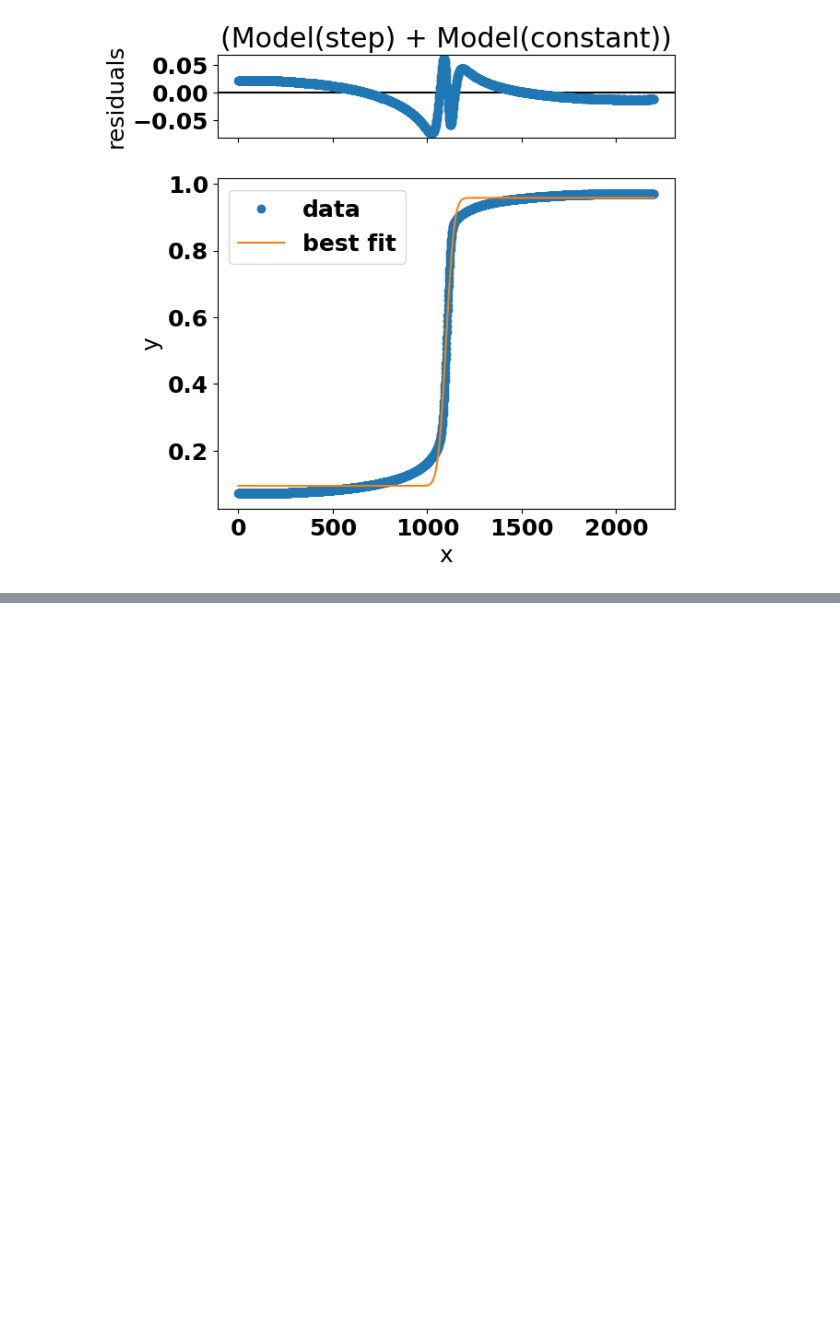
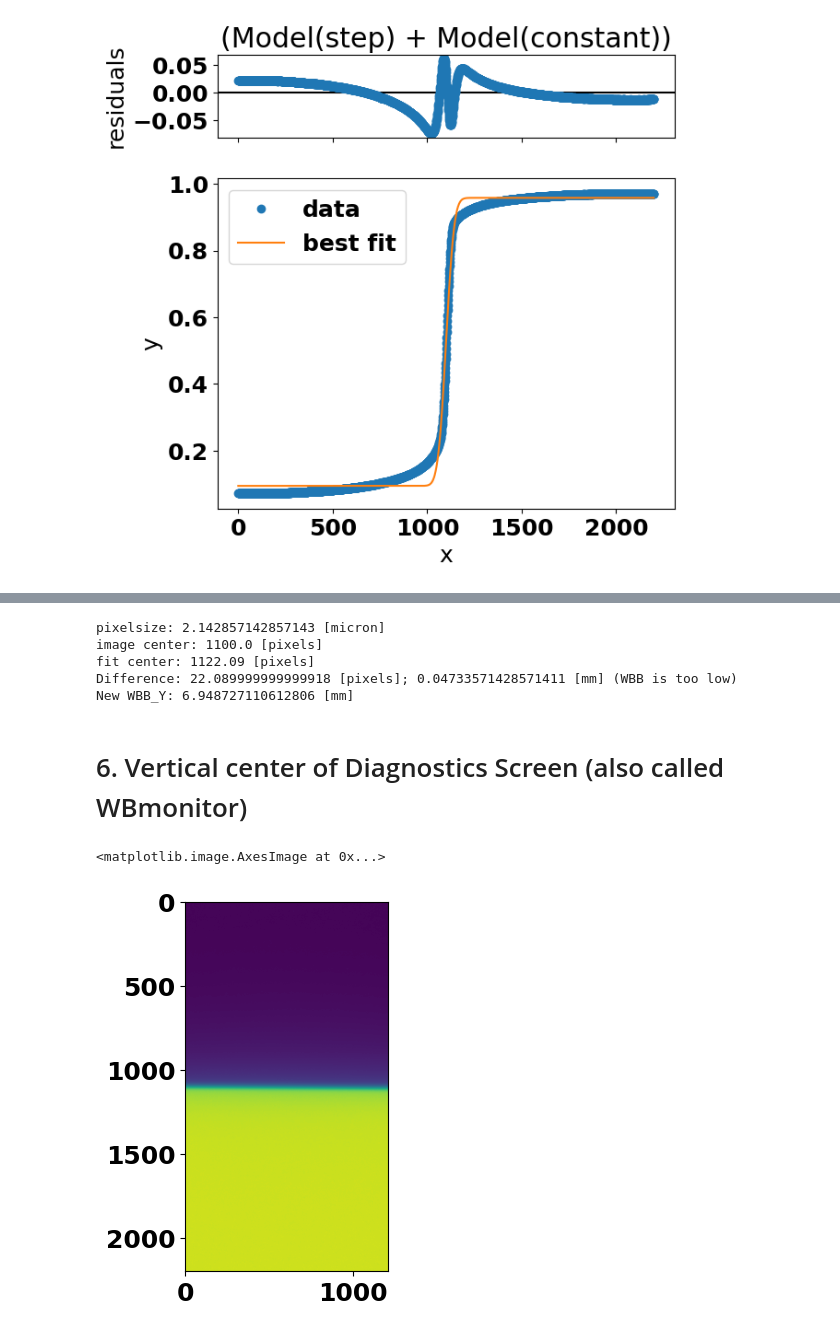
Before and after one commit to gianthk/BEATS_raytracing, a Jupyter notebook: BEATS_commissioning_ver_beam_positions.ipynb, the cells around one changed output, grey strips where cells are left out. Cells and saved outputs as stored; diff of their text form; code cells hidden in the pictures; blank space fills up the shorter version.

Commit message:
0mm references for WBB; diagnostic screen, slits3

```diff
--- a/BEATS_commissioning_ver_beam_positions.ipynb
+++ b/BEATS_commissioning_ver_beam_positions.ipynb
@@ -355,0 +394,32 @@ Correlations (unreported values are < 0.100)
+# %%
+fit_center = 1122.09
+im_center = im.shape[0]/2
+pixelsize = 4.5/2.1 # [um]
+WBB_Y0 = 6.93 #[mm]
+Y_difference = fit_center-im.shape[0]/2
+Y_difference_mm = 1e-3*pixelsize*(fit_center-im.shape[0]/2)
+WBB_Z = 17265 # [mm]
+Det_Z = 43640 # [mm]
+WBB_Y1 = WBB_Y0 + Y_difference_mm*(WBB_Z/Det_Z)
+
+print('pixelsize: {0} [micron]'.format(pixelsize))
+print('image center: {0} [pixels]'.format(im_center))
+print('fit center: {0} [pixels]'.format(fit_center))
+print('Difference: {0} [pixels]; {1} [mm] (WBB is too low)'.format(Y_difference, Y_difference_mm))
+print('New WBB_Y: {0} [mm]'.format(WBB_Y1))
+# %% [output]
+pixelsize: 2.142857142857143 [micron]
+image center: 1100.0 [pixels]
+fit center: 1122.09 [pixels]
+Difference: 22.089999999999918 [pixels]; 0.04733571428571411 [mm] (WBB is too low)
+New WBB_Y: 6.948727110612806 [mm]
+# %% [markdown]
+# 6. Vertical center of Diagnostics Screen (also called WBmonitor)
+# %%
+im = tifffile.imread('/PETRA/SED/BEATS/IH/scratch/DMM_commissioning/FLIR_2X_WBmonitor_Y4.49mm.tif')
+im_flat = tifffile.imread('/PETRA/SED/BEATS/IH/scratch/DMM_commissioning/FLIR_2X_WBB_Y6.93mm_flat.tif')
+# %%
+plt.imshow(im[:,1000:2208]/im_flat[:,1000:2208])
+# %% [output]
+<matplotlib.image.AxesImage at 0x...>
+[figure, added]
```
Also changed, not shown: parts of 11 cells of this notebook.
